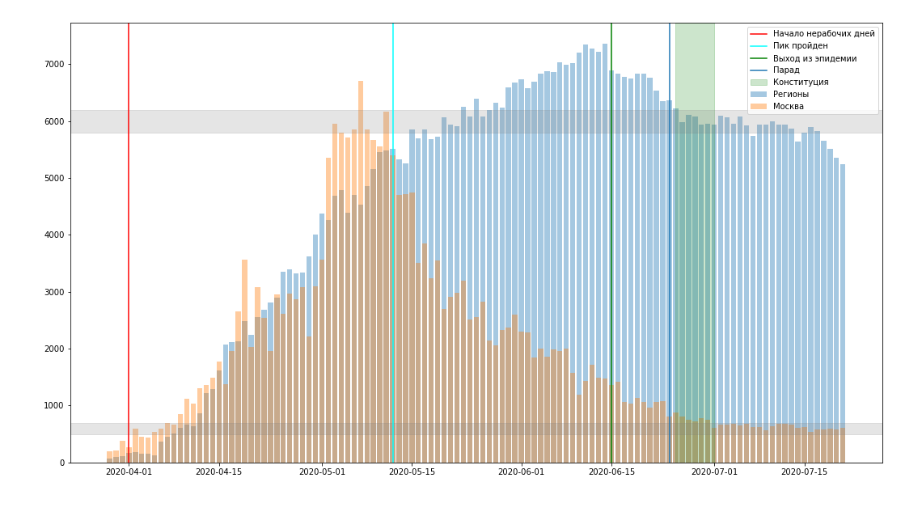
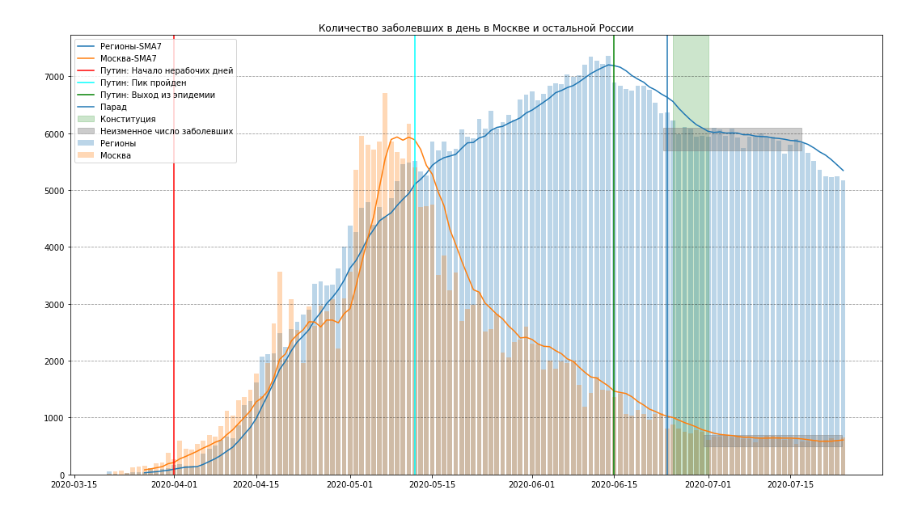
Before and after one commit to guest512/CovidSandbox, a Jupyter notebook: ReportsProcessing/ReportsProcessing.ipynb, the cells around one changed output. Drawn from its saved outputs; the diff is of its cells as text; code cells hidden in the pictures.

```diff
--- a/ReportsProcessing/ReportsProcessing.ipynb
+++ b/ReportsProcessing/ReportsProcessing.ipynb
@@ -104,28 +57,36 @@ regions_df.head()
+# %%
+column_name = "Confirmed_Change"
+start_date = pd.to_datetime('21-03-2020', dayfirst=True)
+
+moscow_df = utils.get_region_report("Russia", "Москва")[start_date:]
+regions_df = utils.get_regions_report_by_column("Russia", column_name, exclude=["Москва"], start_date=start_date)
 # %%
 pyplot.figure(figsize=(18,10))
 
 ax = pyplot.subplot(111)
 ax.xaxis_date()
 
 regions_df['Total'] = 0
 regions_df['Total'] = regions_df.sum(axis = 1)
 
-ax.bar(regions_df.index, regions_df['Total'].values, label = 'Регионы', alpha=0.4)
-ax.bar(moscow_df.index, moscow_df[column_name].values, label = 'Москва', alpha = 0.4)
+ax.bar(regions_df.index, regions_df['Total'].values, label = 'Регионы', alpha=0.3)
+ax.plot(regions_df.index, regions_df['Total'].rolling(window=7).mean(), label= 'Регионы-SMA7')
 
-ax.axvline(pd.to_datetime('01-04-2020', dayfirst=True), label = 'Начало нерабочих дней', color = 'Red')
-ax.axvline(pd.to_datetime('12-05-2020', dayfirst=True), label = 'Пик пройден', color = 'Cyan')
-ax.axvline(pd.to_datetime('15-06-2020', dayfirst=True), label = 'Выход из эпидемии', color = 'Green')
-ax.axvline(pd.to_datetime('24-06-2020', dayfirst=True), label = 'Парад')
-ax.axvspan(pd.to_datetime('25-06-2020', dayfirst=True), pd.to_datetime('01-07-2020', dayfirst=True), label='Конституция', alpha = 0.2, color = 'Green')
-ax.axhspan(5800, 6200, alpha = 0.2, color = 'Grey')
-ax.axhspan(500, 700, alpha = 0.2, color = 'Grey')
+ax.bar(moscow_df.index, moscow_df[column_name].values, label = 'Москва', alpha = 0.3)
+ax.plot(moscow_df.index, moscow_df[column_name].rolling(window=7).mean(), label= 'Москва-SMA7')
+
+
+utils.draw_key_russian_dates_on_plot(ax)
+ax.axhspan(5700, 6100, 0.73, 0.9, alpha = 0.4, color = 'Grey')
+ax.axhspan(500, 700, 0.78, 0.95, alpha = 0.4, color = 'Grey', label = "Неизменное число заболевших")
 
 #ax.set_ylim(bottom=5000, top = 6500)
-ax.legend()
+ax.legend(loc='upper left')
+ax.set_title('Количество заболевших в день в Москве и остальной России')
+ax.grid(axis='y', color='black', linestyle='dashed', alpha=0.4)
 pyplot.show()
 # %% [output]
-[figure, old version]
+[figure, new version]
 # %%
 pyplot.figure(figsize=(20,15))
 
```
Also changed, not shown: parts of 10 cells of this notebook, 1 other file.
